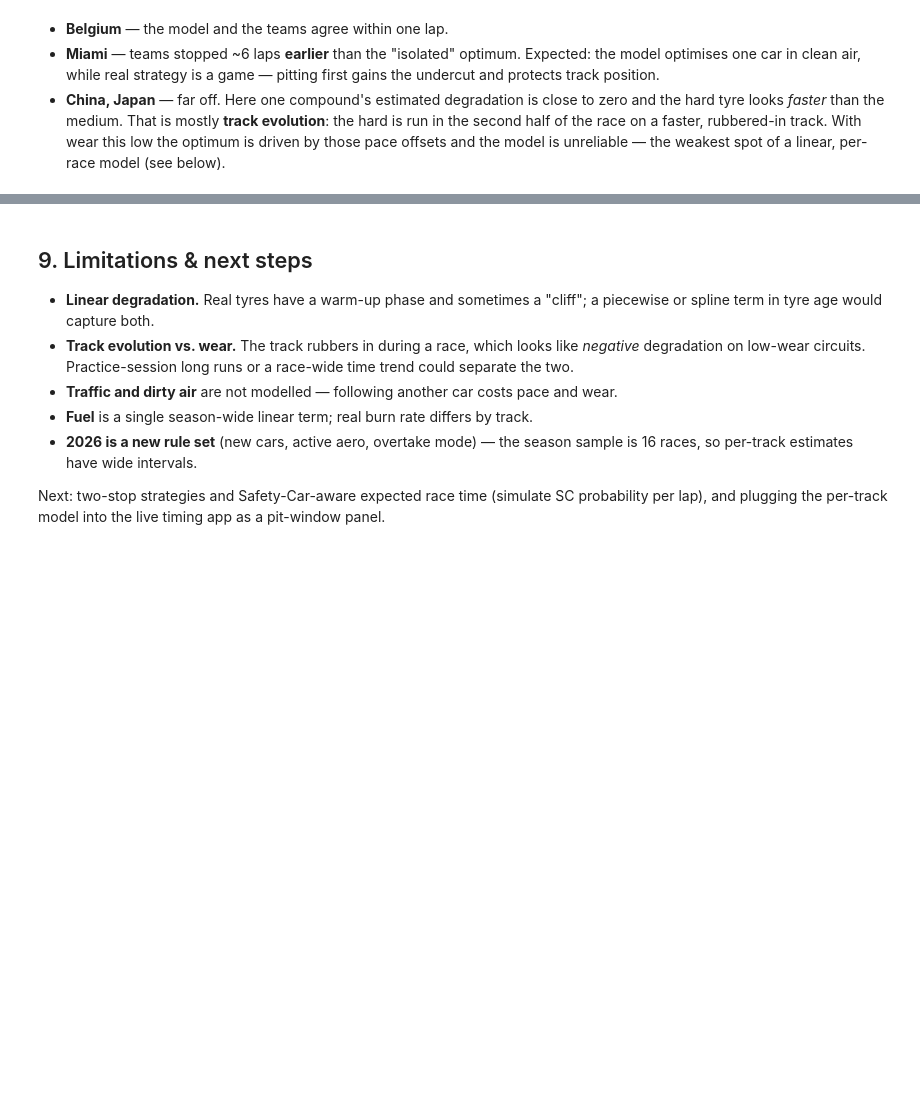
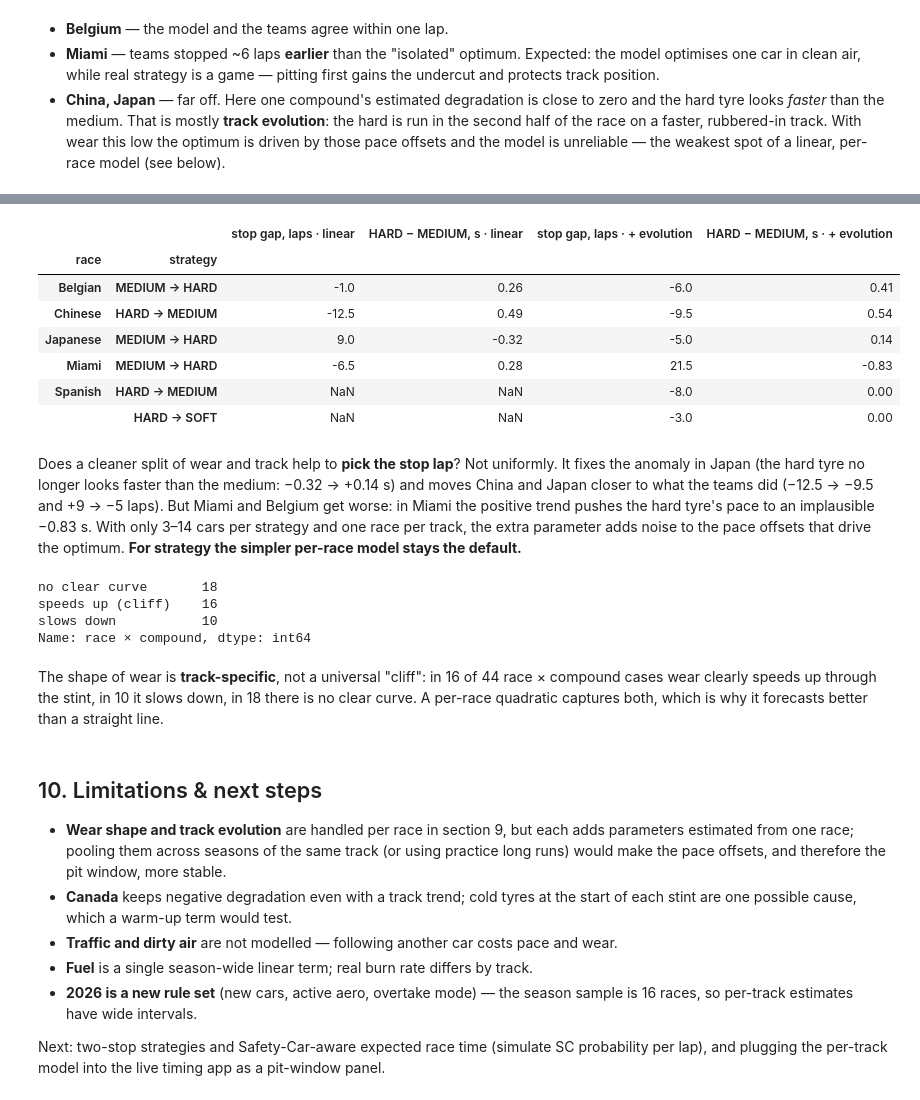
Before and after one commit to emrickre/f1-analytics, a Jupyter notebook: notebooks/tyre_degradation.ipynb, the cells around one changed output, grey strips where cells are left out. Drawn from its saved outputs; the diff is of its cells as text; code cells hidden in the pictures; blank space fills up the shorter version.

```diff
--- a/notebooks/tyre_degradation.ipynb
+++ b/notebooks/tyre_degradation.ipynb
@@ -331,10 +408,71 @@ pd.DataFrame(rows)
+# %%
+def strategy_table(evolution):
+    rows = []
+    for race in laps.race.unique():
+        raw_r, clean_r = laps[laps.race == race], clean[clean.race == race]
+        try:
+            pr = M.race_params(M.fit_race(clean_r, fuel_fixed, evolution=evolution))
+        except ValueError:
+            continue
+        loss_r, _ = S.pit_loss(raw_r, clean_r)
+        st = S.actual_one_stops(raw_r)
+        st = st[~st.under_neutralisation]
+        for (a, b), g in st.groupby(['first', 'second']):
+            if a == b or len(g) < 3 or min(pr['deg'].get(a, -1), pr['deg'].get(b, -1)) <= 0:
+                continue
+            best_r, _, _ = S.optimal_window(S.one_stop_curve(pr, int(raw_r.total_laps.iloc[0]), a, b, loss_r))
+            rows.append({'race': race.replace(' Grand Prix', ''), 'strategy': f'{a} → {b}',
+                         'stop gap, laps': g.stop_lap.median() - best_r,
+                         'HARD − MEDIUM, s': pr['offset'].get('HARD')})
+    return pd.DataFrame(rows).set_index(['race', 'strategy'])
+
+strategy_table(False).join(strategy_table(True), how='outer', lsuffix=' · linear', rsuffix=' · + evolution').round(2)
+# %% [output]
+|  |  | stop gap, laps · linear | HARD − MEDIUM, s · linear | stop gap, laps · + evolution | HARD − MEDIUM, s · + evolution |
+| race | strategy |  |  |  |  |
+| Belgian | MEDIUM → HARD | -1.0 | 0.26 | -6.0 | 0.41 |
+| Chinese | HARD → MEDIUM | -12.5 | 0.49 | -9.5 | 0.54 |
+| Japanese | MEDIUM → HARD | 9.0 | -0.32 | -5.0 | 0.14 |
+| Miami | MEDIUM → HARD | -6.5 | 0.28 | 21.5 | -0.83 |
+| Spanish | HARD → MEDIUM | NaN | NaN | -8.0 | 0.00 |
+|  | HARD → SOFT | NaN | NaN | -3.0 | 0.00 |
+# %% [markdown]
+Does a cleaner split of wear and track help to **pick the stop lap**? Not uniformly. It fixes the
+anomaly in Japan (the hard tyre no longer looks faster than the medium: −0.32 → +0.14 s) and
+moves China and Japan closer to what the teams did (−12.5 → −9.5 and +9 → −5 laps). But Miami and
+Belgium get worse: in Miami the positive trend pushes the hard tyre's pace to an implausible
+−0.83 s. With only 3–14 cars per strategy and one race per track, the extra parameter adds
+noise to the pace offsets that drive the optimum. **For strategy the simpler per-race model
+stays the default.**
+# %%
+shape = []
+for race, d in clean.groupby('race', sort=False):
+    try:
+        r = M.fit_race(d, fuel_fixed, curve=True)
+    except ValueError:
+        continue
+    ci = r.conf_int()
+    for name in r.params.index:
+        if 'tyre_age ** 2' in name:
+            lo, hi = ci.loc[name]
+            shape.append('speeds up (cliff)' if lo > 0 else 'slows down' if hi < 0 else 'no clear curve')
+pd.Series(shape).value_counts().rename('race × compound')
+# %% [output]
+no clear curve       18
+speeds up (cliff)    16
+slows down           10
+Name: race × compound, dtype: int64
+# %% [markdown]
+The shape of wear is **track-specific**, not a universal "cliff": in 16 of 44 race × compound
+cases wear clearly speeds up through the stint, in 10 it slows down, in 18 there is no clear
+curve. A per-race quadratic captures both, which is why it forecasts better than a straight line.
 # %% [markdown]
-## 9. Limitations & next steps
-* **Linear degradation.** Real tyres have a warm-up phase and sometimes a "cliff"; a piecewise or
-  spline term in tyre age would capture both.
-* **Track evolution vs. wear.** The track rubbers in during a race, which looks like *negative*
-  degradation on low-wear circuits. Practice-session long runs or a race-wide time trend could
-  separate the two.
+## 10. Limitations & next steps
+* **Wear shape and track evolution** are handled per race in section 9, but each adds parameters
+  estimated from one race; pooling them across seasons of the same track (or using practice long
+  runs) would make the pace offsets, and therefore the pit window, more stable.
+* **Canada** keeps negative degradation even with a track trend; cold tyres at the start of each
+  stint are one possible cause, which a warm-up term would test.
 * **Traffic and dirty air** are not modelled — following another car costs pace and wear.
 * **Fuel** is a single season-wide linear term; real burn rate differs by track.
 * **2026 is a new rule set** (new cars, active aero, overtake mode) — the season sample is
```
Also changed, not shown: parts of 6 cells of this notebook, 4 other files.
